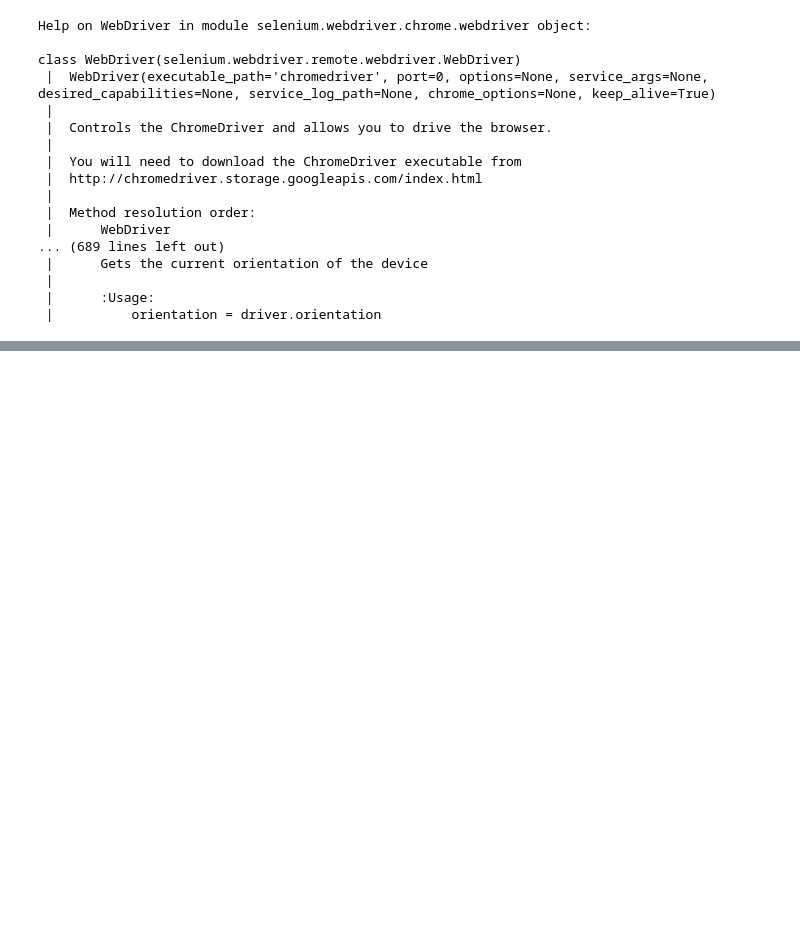
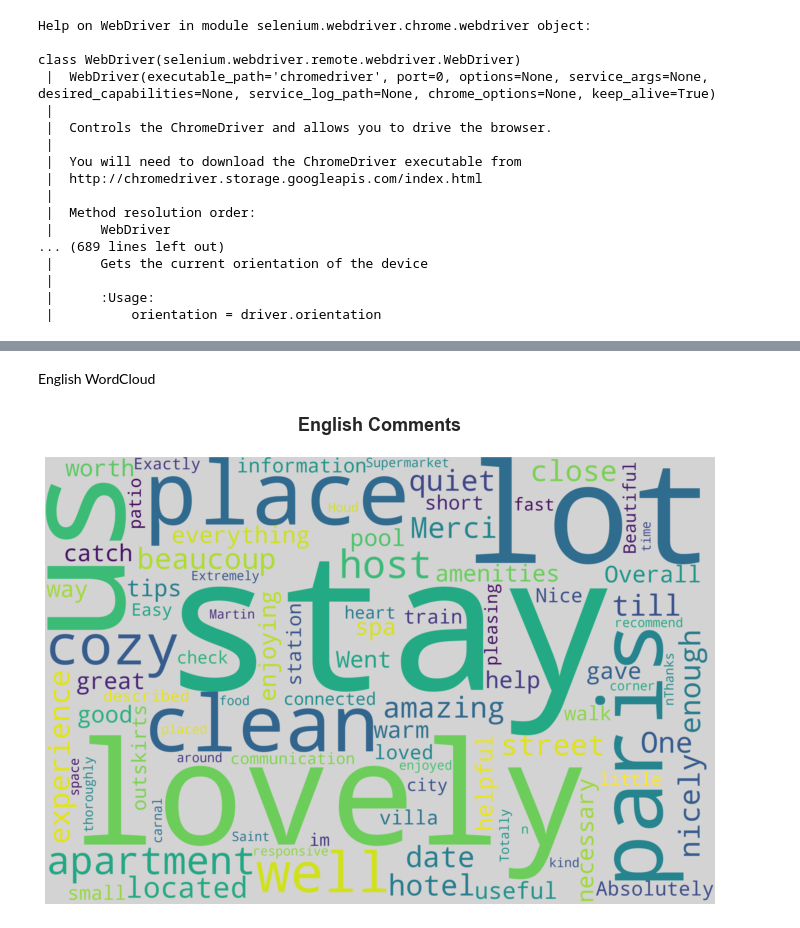
Before and after one commit to Gil97-tech/TP2A, a Jupyter notebook: projetwebsc.ipynb, the cells around one changed output, grey strips where cells are left out. Cells and saved outputs as stored; diff of their text form; code cells hidden in the pictures; blank space fills up the shorter version.

```diff
--- a/projetwebsc.ipynb
+++ b/projetwebsc.ipynb
@@ -420,0 +601,11 @@ with file:
+# %% [markdown]
+English WordCloud
+# %%
+%%time
+wordcloud = WordCloud(max_font_size=None, max_words=200, background_color="lightgrey",
+                      width=3000, height=2000,
+                      stopwords=stopwords.words('english')).generate(str(df_eng.commentaires.values))
+
+plot_wordcloud(wordcloud, 'English')
+# %% [output]
+[figure, added]
```
Also changed, not shown: parts of 101 cells of this notebook.
